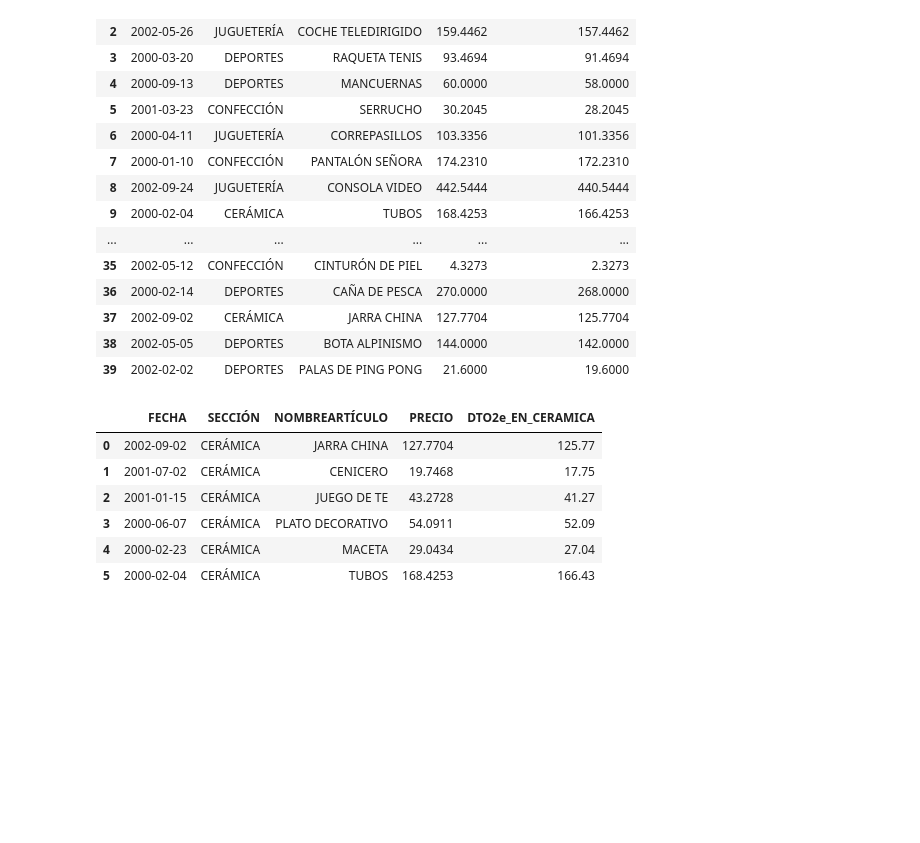
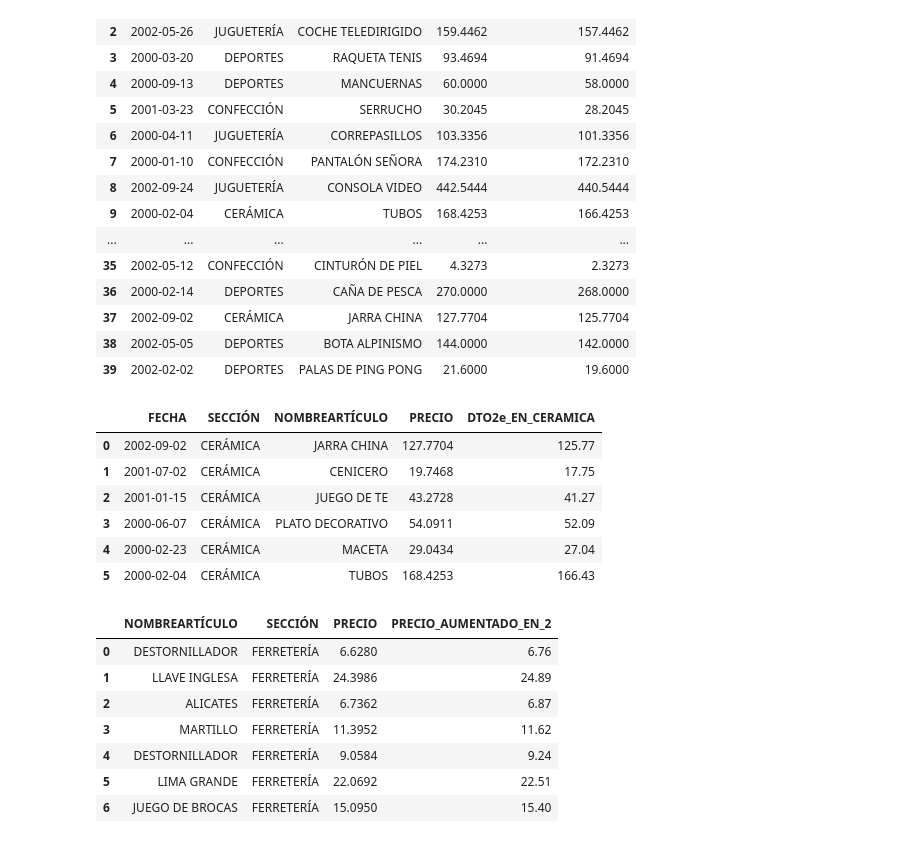
Before and after one commit to preciii7/practica_programacion, a Jupyter notebook: sql/mas_ejercicios_practica.ipynb, the cells around one changed output. Cells and saved outputs as stored; diff of their text form; code cells hidden in the pictures; blank space fills up the shorter version.

```diff
--- a/sql/mas_ejercicios_practica.ipynb
+++ b/sql/mas_ejercicios_practica.ipynb
@@ -580,3 +580,21 @@ pd.read_sql("SELECT FECHA, SECCIÓN, NOMBREARTÍCULO, PRECIO, ROUND(PRECIO-2,2)
 | 3 | 2000-06-07 | CERÁMICA | PLATO DECORATIVO | 54.0911 | 52.09 |
 | 4 | 2000-02-23 | CERÁMICA | MACETA | 29.0434 | 27.04 |
 | 5 | 2000-02-04 | CERÁMICA | TUBOS | 168.4253 | 166.43 |
+# %%
+"""
+Realizar una consulta visualizando los campos NOMBRE ARTÍCULO, SECCIÓN, PRECIO de la tabla PRODUCTOS y
+un campo nuevo que nombramos con el texto “PRECIO_AUMENTADO_EN_2”.
+Debe mostrar el PRECIO con un incremento de un 2% del PRECIO.
+Sólo debemos tener en cuenta los registros de la sección FERRETERÍA.
+El nuevo campo debe aparecer en Euros y con 2 lugares decimales.
+"""
+pd.read_sql("SELECT NOMBREARTÍCULO, SECCIÓN, PRECIO, ROUND(PRECIO*1.02,2) AS PRECIO_AUMENTADO_EN_2  FROM productos WHERE SECCIÓN = 'FERRETERÍA'", engine)
+# %% [output]
+|  | NOMBREARTÍCULO | SECCIÓN | PRECIO | PRECIO_AUMENTADO_EN_2 |
+| 0 | DESTORNILLADOR | FERRETERÍA | 6.6280 | 6.76 |
+| 1 | LLAVE INGLESA | FERRETERÍA | 24.3986 | 24.89 |
+| 2 | ALICATES | FERRETERÍA | 6.7362 | 6.87 |
+| 3 | MARTILLO | FERRETERÍA | 11.3952 | 11.62 |
+| 4 | DESTORNILLADOR | FERRETERÍA | 9.0584 | 9.24 |
+| 5 | LIMA GRANDE | FERRETERÍA | 22.0692 | 22.51 |
+| 6 | JUEGO DE BROCAS | FERRETERÍA | 15.0950 | 15.40 |
```
Also changed, not shown: parts of 1 cell of this notebook.
